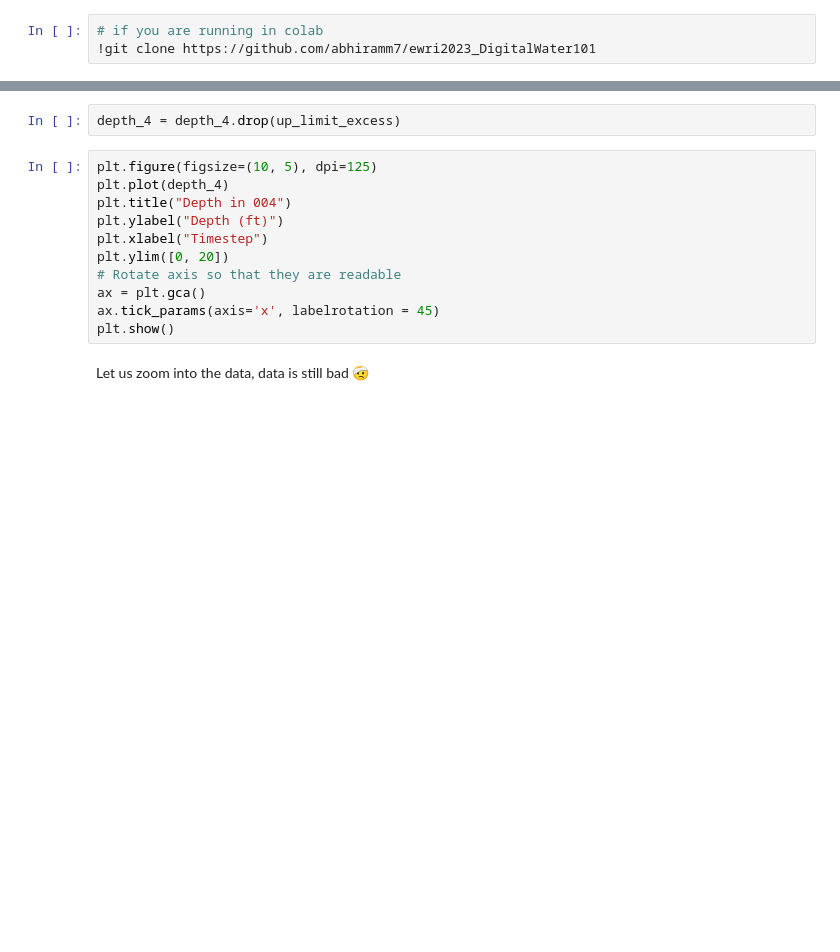
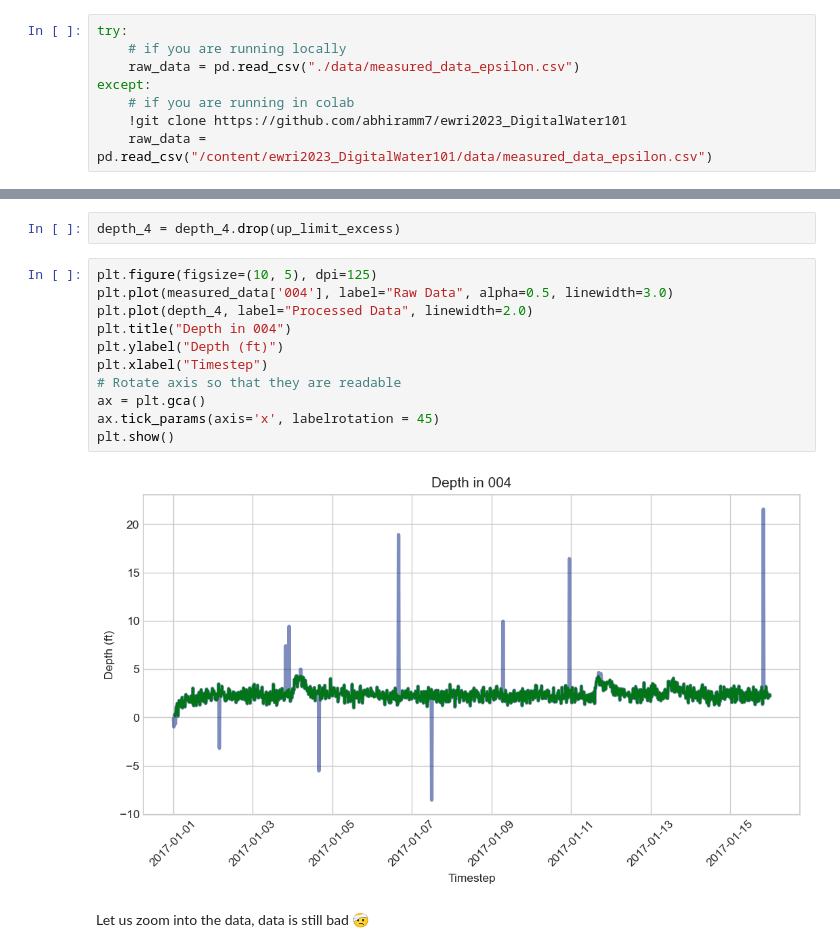
Before and after one commit to abhiramm7/ewri2023_DigitalWater101, a Jupyter notebook: Chapter_2_Data_Filtering.ipynb, the cells around one changed output, grey strips where cells are left out. Drawn from its saved outputs; the diff is of its cells as text; blank space fills up the shorter version.

```diff
--- a/Chapter_2_Data_Filtering.ipynb
+++ b/Chapter_2_Data_Filtering.ipynb
@@ -30,5 +30,10 @@ plt.rcParams.update({'font.size': 14})
 plt.style.use('seaborn-v0_8-whitegrid')
 plt.style.use('seaborn-v0_8-dark-palette')
 # %%
-# if you are running in colab
-!git clone https://github.com/abhiramm7/ewri2023_DigitalWater101
+try:
+    # if you are running locally
+    raw_data = pd.read_csv("./data/measured_data_epsilon.csv")
+except:
+    # if you are running in colab
+    !git clone https://github.com/abhiramm7/ewri2023_DigitalWater101
+    raw_data = pd.read_csv("/content/ewri2023_DigitalWater101/data/measured_data_epsilon.csv")
@@ -150,15 +245,17 @@ up_limit_excess = depth_4[depth_4 > upper_limit].index
 depth_4 = depth_4.drop(up_limit_excess)
 # %%
 plt.figure(figsize=(10, 5), dpi=125)
-plt.plot(depth_4)
+plt.plot(measured_data['004'], label="Raw Data", alpha=0.5, linewidth=3.0)
+plt.plot(depth_4, label="Processed Data", linewidth=2.0)
 plt.title("Depth in 004")
 plt.ylabel("Depth (ft)")
 plt.xlabel("Timestep")
-plt.ylim([0, 20])
 # Rotate axis so that they are readable
 ax = plt.gca()
 ax.tick_params(axis='x', labelrotation = 45)
 plt.show()
+# %% [output]
+[figure, added]
 # %% [markdown]
 Let us zoom into the data, data is still bad 🤕
 # %%
```
Also changed, not shown: parts of 19 cells of this notebook.
